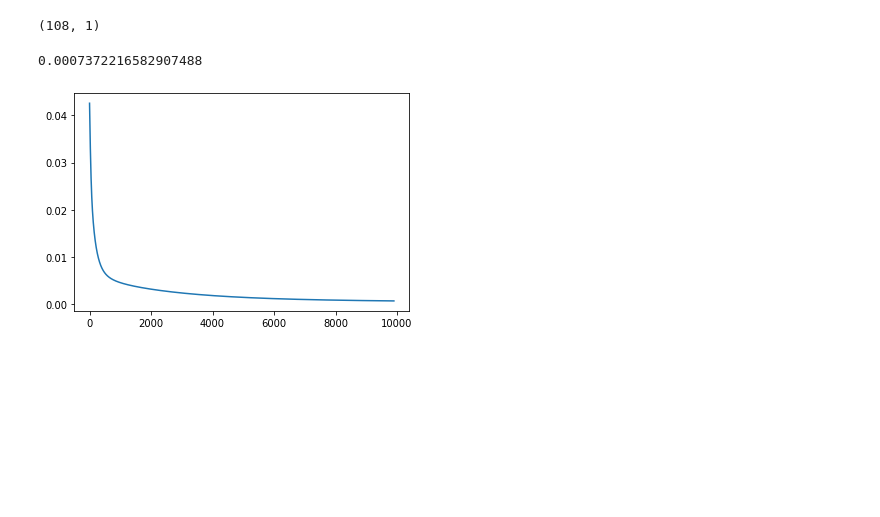
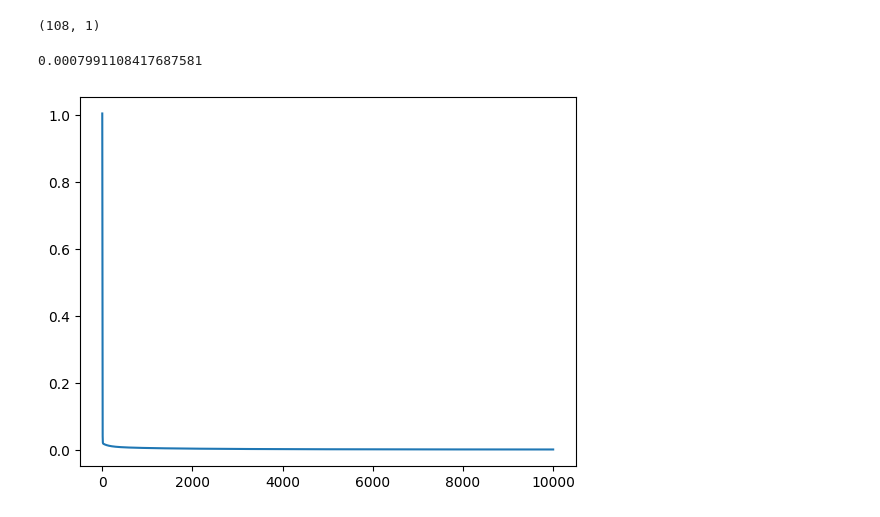
Before and after one commit to abhinav-exp/Forecasting-CryptoCurrency-Prices, a Jupyter notebook: CFLANN.ipynb, the cells around one changed output. Cells and saved outputs as stored; diff of their text form; code cells hidden in the pictures; blank space fills up the shorter version.

```diff
--- a/CFLANN.ipynb
+++ b/CFLANN.ipynb
@@ -185,13 +185,13 @@ print(preds.shape)
 # %% [output]
 (108, 1)
 # %%
-error_curve = model.me_curve[100:]
+error_curve = model.me_curve
 print(error_curve[-1])
 plt.plot(error_curve)
 plt.show()
 # %% [output]
-0.0007372216582907488
+0.0007991108417687581
-[figure, old version]
+[figure, new version]
 # %%
 preds[:, 0]
 # %% [output]
```
Also changed, not shown: parts of 5 cells of this notebook.
